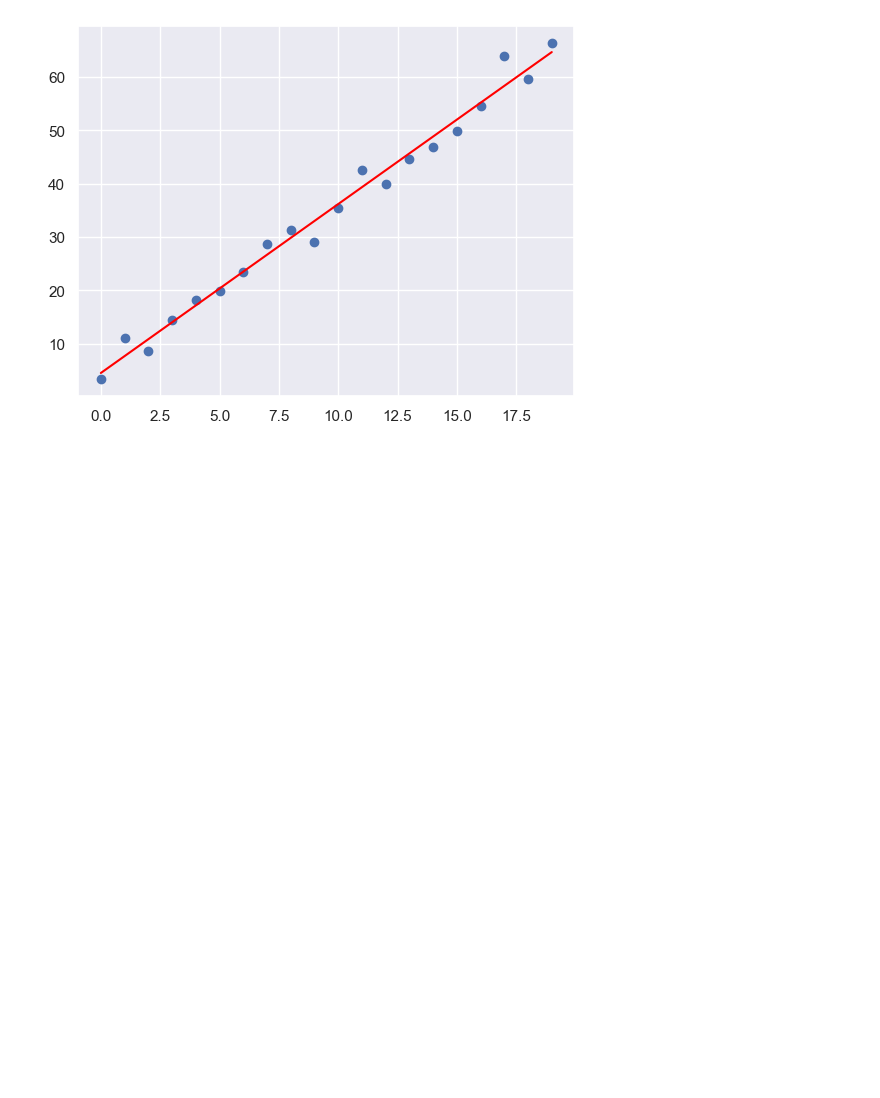
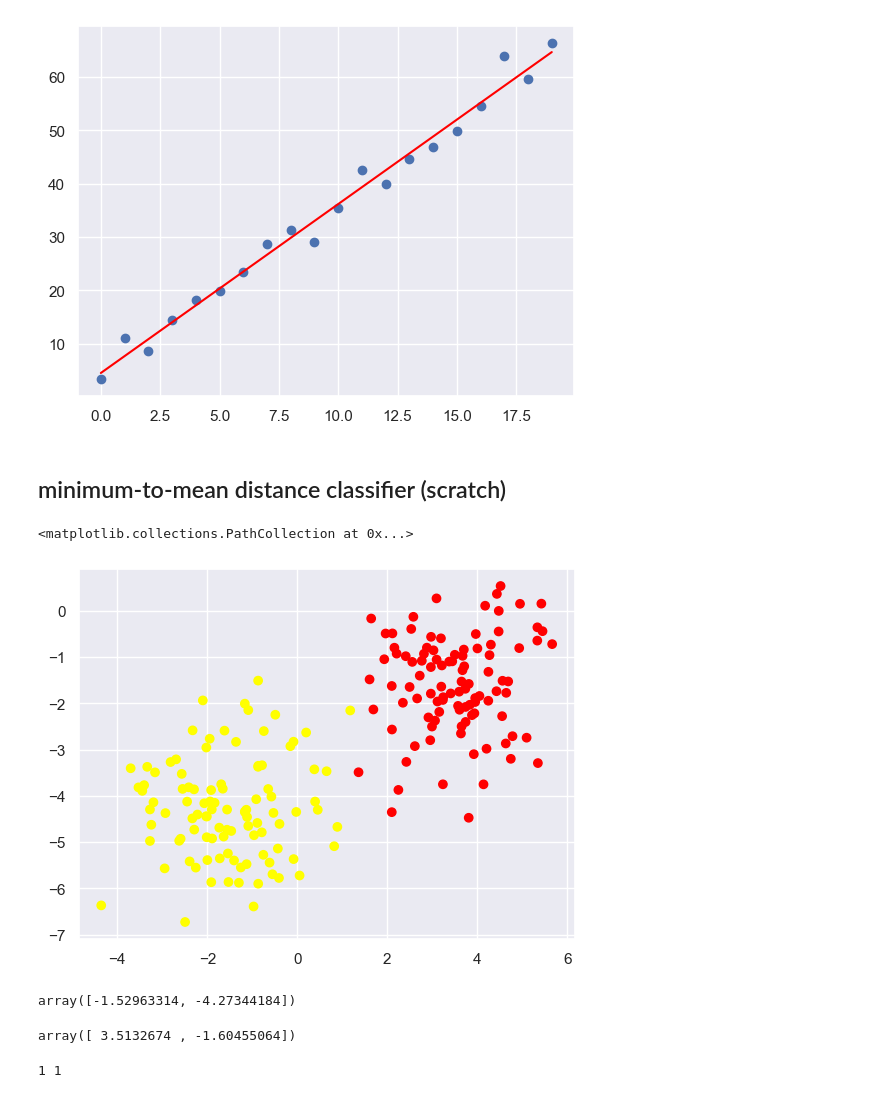
Before and after one commit to alter0z/artificial-intelligence-course, a Jupyter notebook: machine_learning.ipynb, the cells around one changed output. Drawn from its saved outputs; the diff is of its cells as text; code cells hidden in the pictures; blank space fills up the shorter version.

```diff
--- a/machine_learning.ipynb
+++ b/machine_learning.ipynb
@@ -210,3 +210,12 @@ plt.plot(x, y_pred, color='red')
 # %% [output]
 [<matplotlib.lines.Line2D at 0x...>]
 [figure]
+# %% [markdown]
+## minimum-to-mean distance classifier (scratch)
+# %%
+x, y = mb(n_samples=200, centers=2)
+y[y==0] = -1
+plt.scatter(x[:, 0], x[:, 1], c=y, cmap='autumn')
+# %% [output]
+<matplotlib.collections.PathCollection at 0x...>
+[figure, added]
@@ -212,0 +226,22 @@ plt.plot(x, y_pred, color='red')
+# %%
+m1 = x1.mean(axis=0)
+m1
+# %% [output]
+array([-1.52963314, -4.27344184])
+# %%
+m2 = x2.mean(axis=0)
+m2
+# %% [output]
+array([ 3.5132674 , -1.60455064])
+# %%
+idx = np.random.randint(y.size)
+r = x[idx, :]
+d1 = ((r - m1)**2).sum()
+d2 = ((r - m2)**2).sum()
+d1, d2
+if d1 < d2:
+    print(y[idx], "1")
+else:
+    print(y[idx], "-1")
+# %% [output]
+1 1
```
Also changed, not shown: parts of 13 cells of this notebook.
